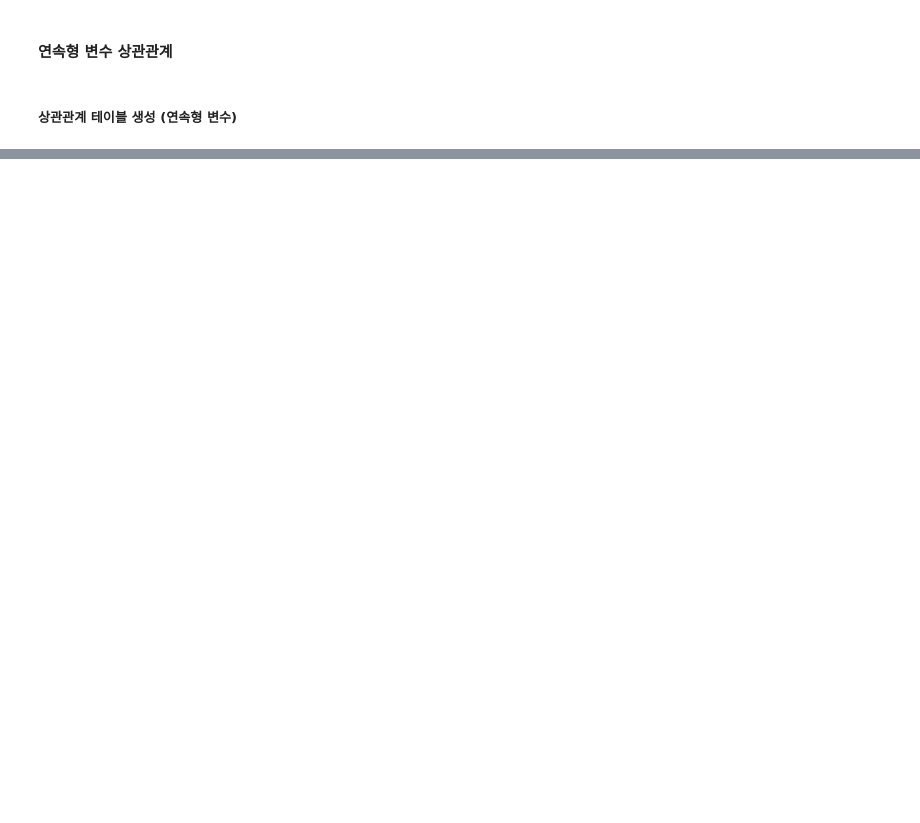
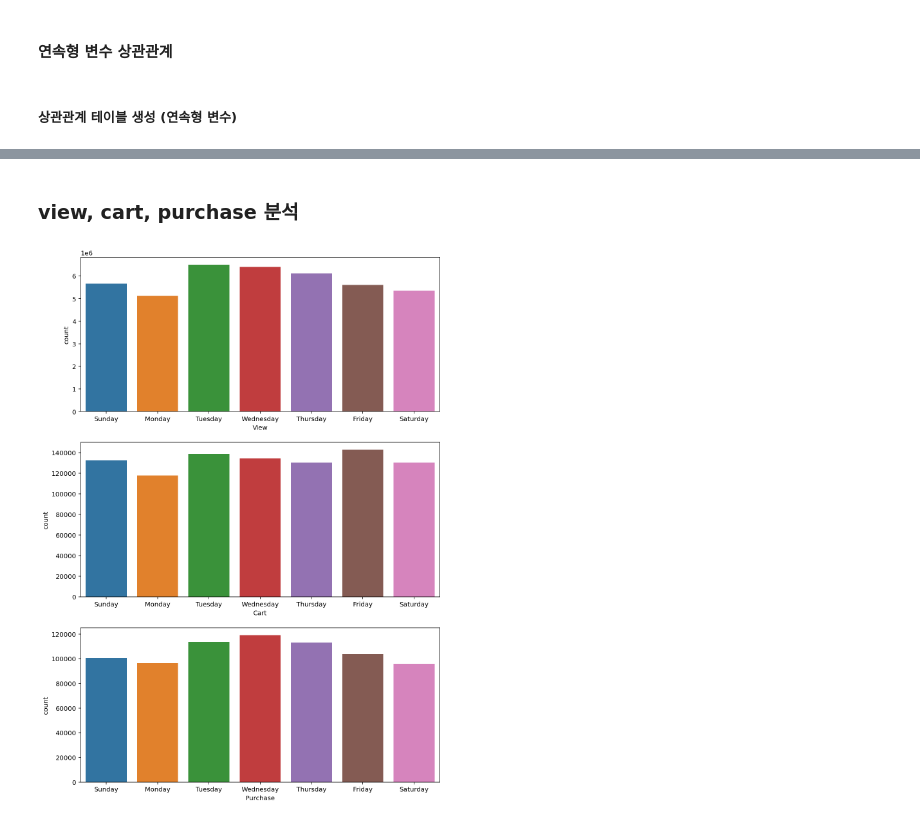
Before and after one commit to benidjor/ecommerce-behavior-data-analysis, a Jupyter notebook: tsj_data/2019_oct_eda.ipynb, the cells around one changed output, grey strips where cells are left out. Drawn from its saved outputs; the diff is of its cells as text; code cells hidden in the pictures; blank space fills up the shorter version.

```diff
--- a/tsj_data/2019_oct_eda.ipynb
+++ b/tsj_data/2019_oct_eda.ipynb
@@ -1453,0 +499,3 @@ df["category_code"].str.split(".").str[0]
+# %%
+parquet_path = "/content/drive/MyDrive/Colab Notebooks/Datasets/cp2_ecommerce/df_mv_filled.parquet"
+df = pd.read_parquet(parquet_path, engine='pyarrow')
@@ -1453,0 +518,32 @@ df["category_code"].str.split(".").str[0]
+# %% [markdown]
+### view, cart, purchase 분석
+# %%
+# 상품 클릭, 장바구니, 구매 조건 설정
+view_cond = (df["event_type"] == "view")
+cart_cond = (df["event_type"] == "cart")
+purchase_cond = (df["event_type"] == "purchase")
+
+# 조건별로 countplot 생성
+fig, ax = plt.subplots(nrows=3, ncols=1, figsize=(10, 15))
+
+# 요일별 상품 클릭한 숫자
+view_cnt = sns.countplot(x=df[view_cond]["day_name"],
+                         order=['Sunday', 'Monday', 'Tuesday', 'Wednesday', 'Thursday', 'Friday', 'Saturday'],
+                         ax=ax[0])
+view_cnt.set_xlabel("View")
+
+# 요일별 장바구니에 넣은 숫자
+cart_cnt = sns.countplot(x=df[cart_cond]["day_name"],
+                         order=['Sunday', 'Monday', 'Tuesday', 'Wednesday', 'Thursday', 'Friday', 'Saturday'],
+                         ax=ax[1])
+cart_cnt.set_xlabel("Cart")
+
+# 요일별 구매한 숫자
+purchase_cnt = sns.countplot(x=df[purchase_cond]["day_name"],
+                             order=['Sunday', 'Monday', 'Tuesday', 'Wednesday', 'Thursday', 'Friday', 'Saturday'],
+                             ax=ax[2])
+purchase_cnt.set_xlabel("Purchase")
+
+plt.show()
+# %% [output]
+[figure, added]
```
Also changed, not shown: parts of 186 cells of this notebook.
